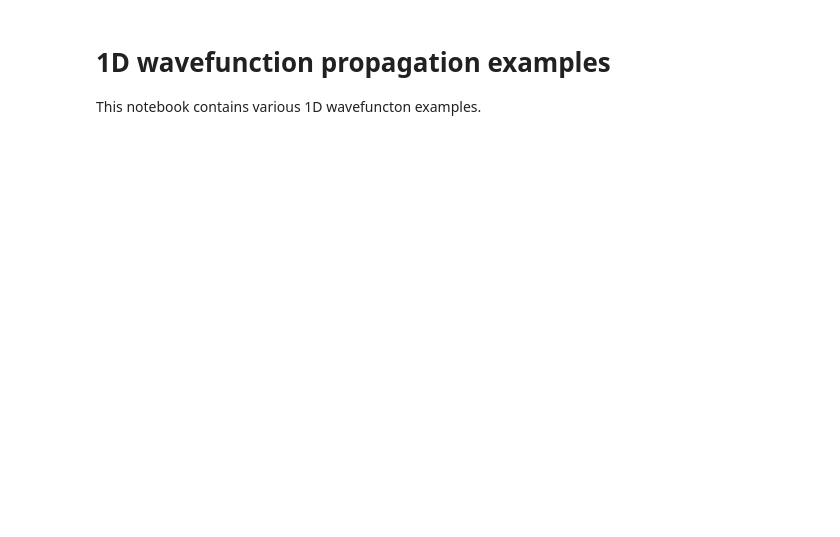
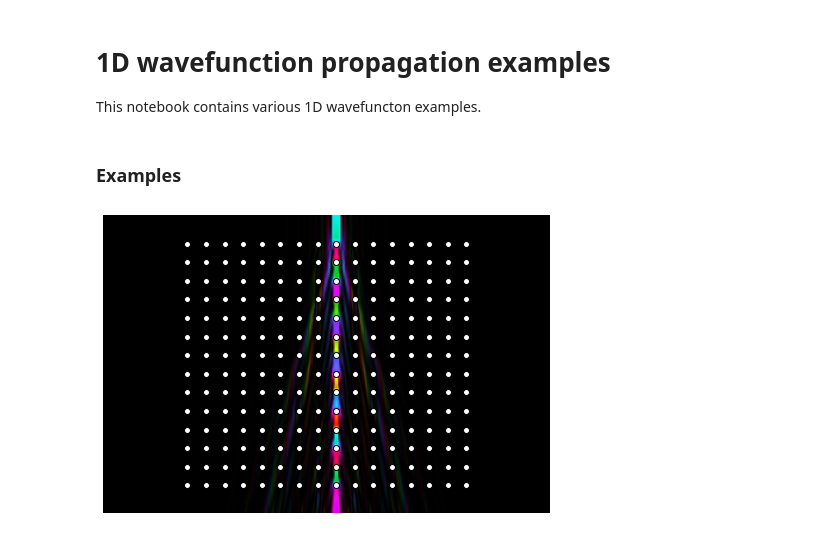
Before and after one commit to tem-elements/tem-elements, a Jupyter notebook: notebooks/wavefunction_1D.ipynb, the cells around one changed output. Cells and saved outputs as stored; diff of their text form; code cells hidden in the pictures; blank space fills up the shorter version.

Commit message:
Updating the examples

```diff
--- a/notebooks/wavefunction_1D.ipynb
+++ b/notebooks/wavefunction_1D.ipynb
@@ -230,0 +465,19 @@ def plot_image(im_rgb):
+# %% [markdown]
+### Examples
+# %%
+# STEM probe hitting a block of atoms
+plot_wavefunction_atoms(
+    STEM_probe(
+        probe_max_inv_ang = 1.0,
+        probe_pos = 20.0,
+        probe_tilt = 0,
+    ),
+    atom_num = (14,16),   # (1,16),
+    atom_shift = (0,0),  #(-120,0),
+    atom_dxy = (16,16),
+    atom_radius = 2,
+    atom_phase = np.pi/4,
+    amp_range=(0,0.5),
+    )
+# %% [output]
+[figure, added]
```
Also changed, not shown: parts of 16 cells of this notebook.
